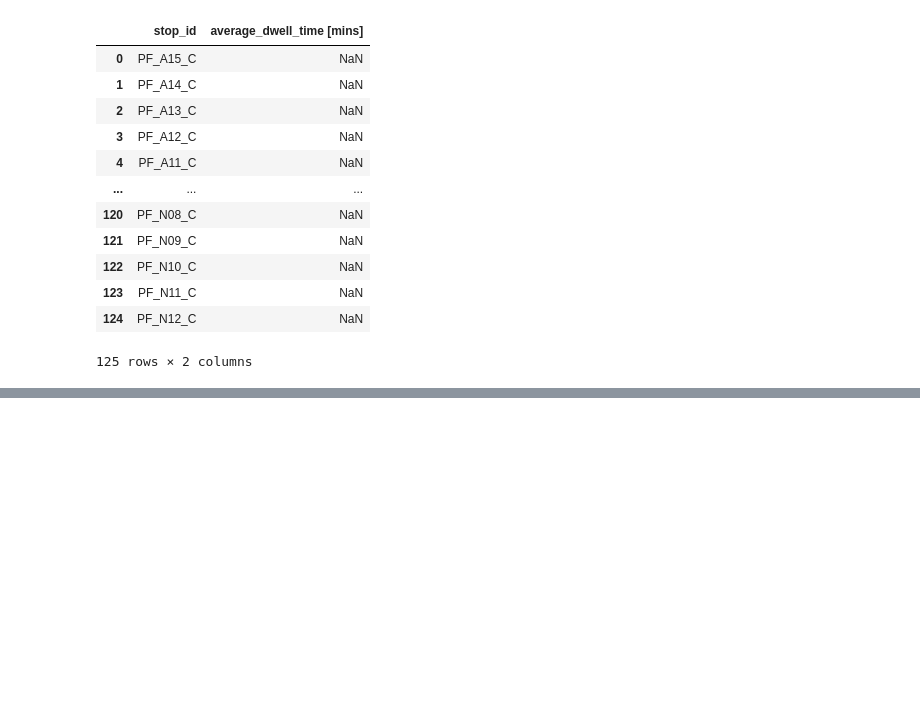
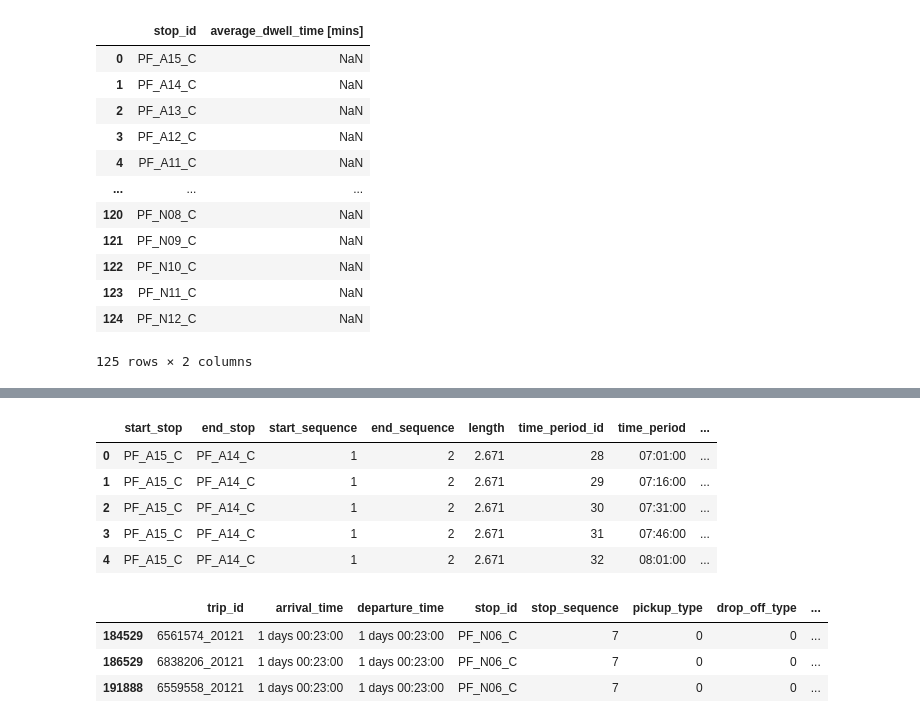
Before and after one commit to majdyousof/fyp, a Jupyter notebook: timePeriodStaticDataAnalysis.ipynb, the cells around one changed output, grey strips where cells are left out. Saved outputs shown, nothing was run; the diff lists cells and outputs as text; code cells hidden in the pictures; blank space fills up the shorter version.

```diff
--- a/timePeriodStaticDataAnalysis.ipynb
+++ b/timePeriodStaticDataAnalysis.ipynb
@@ -204,0 +257,80 @@ trips
+# %%
+# Creating a new dataframe to store the KPIs for each link in each time period
+link_time_period_kpis = []
+
+# Iterate over unique links
+for index, row in uniqueLinks.iterrows():
+    # Get all trips for this link
+    link = linksDf[(linksDf['start_stop'] == row['start_stop']) & (linksDf['end_stop'] == row['end_stop'])]
+
+    # Get all unique time periods for this link
+    unique_time_periods = link['time_period_id'].unique()
+
+    # For each time period, calculate the KPIs
+    for time_period_id in unique_time_periods:
+        # Get link data for this time period
+        link_time_period = link[link['time_period_id'] == time_period_id]
+
+        # If there are no trips in this time period, skip
+        if len(link_time_period) == 0:
+            continue
+
+        # Calculate speed metrics - only mean
+        mean_speed = link_time_period['expected_speed [km/h]'].mean()
+
+        # Calculate time metrics - only mean
+        mean_time = link_time_period['scheduled_time_taken [mins]'].mean()
+
+        # Calculate headway metrics - only mean
+        trips_at_end_stop = stopTimes[(stopTimes['stop_id'] == row['end_stop']) &
+                                      (stopTimes['stop_sequence'] == row['end_sequence']) &
+                                      (stopTimes['time_period_id'] == time_period_id)].copy()
+
+        trips_at_end_stop = trips_at_end_stop.sort_values(by='departure_time')
+        headways = trips_at_end_stop['departure_time'].diff().dt.total_seconds().dropna().abs() / 60
+
+        # Remove headways that are 0 (same departure time)
+        headways = headways[headways > 0]
+
+        # Calculate mean headway if there are valid headways
+        mean_headway = headways.mean() if not headways.empty else None
+
+        # Get time period info
+        time_period = time_period_dict.get(time_period_id)
+        time_period_label = time_period_label_dict.get(time_period_id)
+
+        # Add to results
+        link_time_period_kpis.append({
+            'start_stop': row['start_stop'],
+            'end_stop': row['end_stop'],
+            'start_sequence': row['start_sequence'],
+            'end_sequence': row['end_sequence'],
+            'length': row['length'],
+            'time_period_id': time_period_id,
+            'time_period': time_period,
+            'time_period_label': time_period_label,
+            'mean_speed [km/h]': mean_speed,
+            'mean_time [mins]': mean_time,
+            'mean_headway [mins]': mean_headway,
+            'trip_count': len(link_time_period)
+        })
+
+# Convert to DataFrame
+link_time_period_kpis_df = pd.DataFrame(link_time_period_kpis)
+
+# Display some sample data
+link_time_period_kpis_df.head()
+# %% [output]
+|  | start_stop | end_stop | start_sequence | end_sequence | length | time_period_id | time_period | ... |
+| 0 | PF_A15_C | PF_A14_C | 1 | 2 | 2.671 | 28 | 07:01:00 | ... |
+| 1 | PF_A15_C | PF_A14_C | 1 | 2 | 2.671 | 29 | 07:16:00 | ... |
+| 2 | PF_A15_C | PF_A14_C | 1 | 2 | 2.671 | 30 | 07:31:00 | ... |
+| 3 | PF_A15_C | PF_A14_C | 1 | 2 | 2.671 | 31 | 07:46:00 | ... |
+| 4 | PF_A15_C | PF_A14_C | 1 | 2 | 2.671 | 32 | 08:01:00 | ... |
+# %%
+trips_at_end_stop
+# %% [output]
+|  | trip_id | arrival_time | departure_time | stop_id | stop_sequence | pickup_type | drop_off_type | ... |
+| 184529 | 6561574_20121 | 1 days 00:23:00 | 1 days 00:23:00 | PF_N06_C | 7 | 0 | 0 | ... |
+| 186529 | 6838206_20121 | 1 days 00:23:00 | 1 days 00:23:00 | PF_N06_C | 7 | 0 | 0 | ... |
+| 191888 | 6559558_20121 | 1 days 00:23:00 | 1 days 00:23:00 | PF_N06_C | 7 | 0 | 0 | ... |
```
Also changed, not shown: parts of 10 cells of this notebook, 3 other files.
